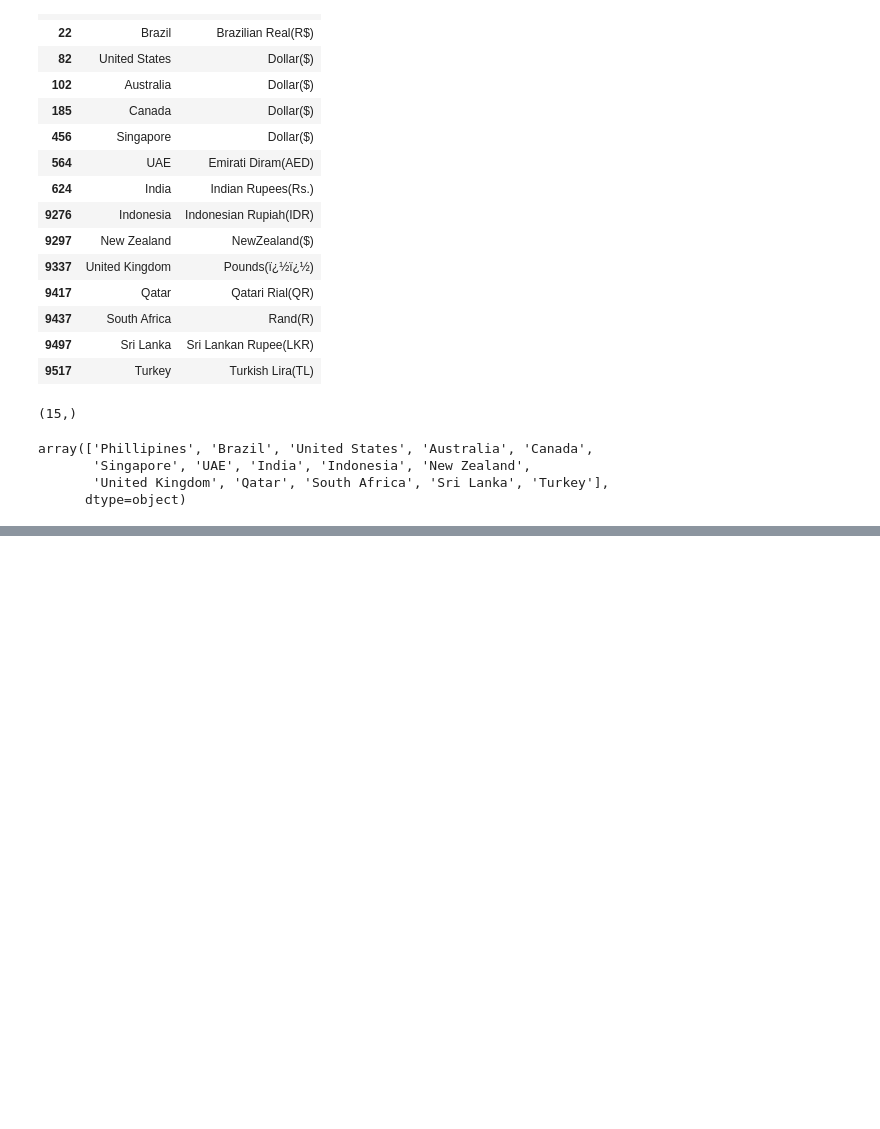
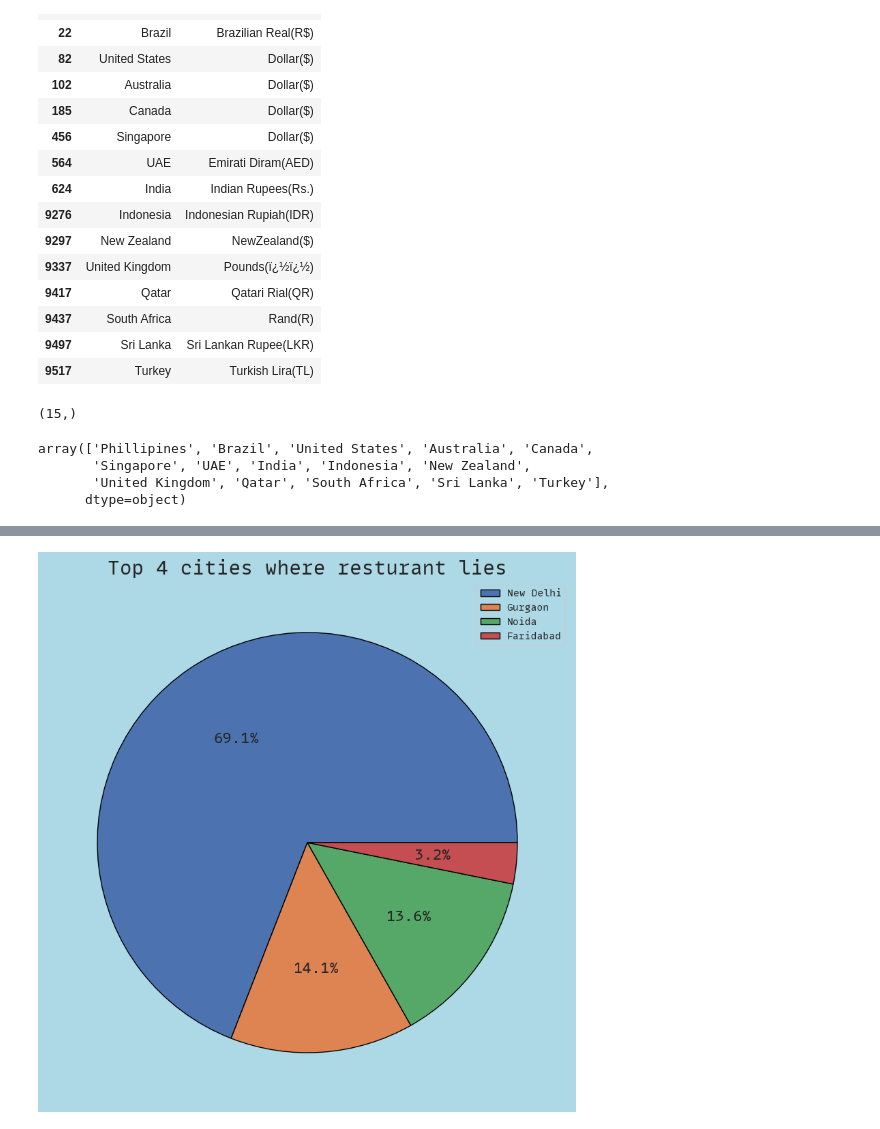
Before and after one commit to karkiayush/zomato_dataset_eda, a Jupyter notebook: analysis.ipynb, the cells around one changed output, grey strips where cells are left out. Cells and saved outputs as stored; diff of their text form; code cells hidden in the pictures; blank space fills up the shorter version.

Commit message:
finding where most of the resturant lies

```diff
--- a/analysis.ipynb
+++ b/analysis.ipynb
@@ -591,0 +594,4 @@ array(['Phillipines', 'Brazil', 'United States', 'Australia', 'Canada',
+# %%
+city_df = final_df["City"].value_counts().reset_index()
+city_count = city_df["count"].tolist()
+city_df
@@ -591,0 +612,17 @@ array(['Phillipines', 'Brazil', 'United States', 'Australia', 'Canada',
+# %%
+plt.rcParams["font.size"] = 15
+top_city = city_count[:4]
+explode = [0.05 if count == np.max(top_city) else 0 for count in top_city]
+
+plt.figure(figsize=(15, 10))
+plt.pie(
+    x=top_city,
+    # explode=explode,
+    autopct="%1.1f%%",
+    wedgeprops={"edgecolor": "black"},
+)
+plt.legend(city_df["City"], loc="upper right", fontsize=10)
+plt.title("Top 4 cities where resturant lies", fontsize=20)
+plt.show()
+# %% [output]
+[figure, added]
```
Also changed, not shown: parts of 3 cells of this notebook.
